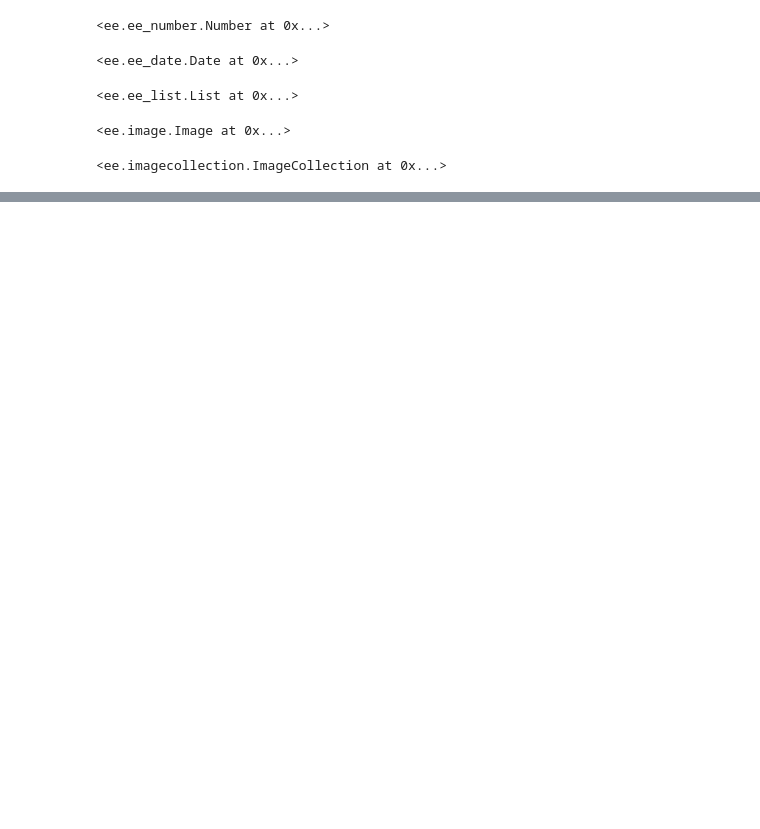
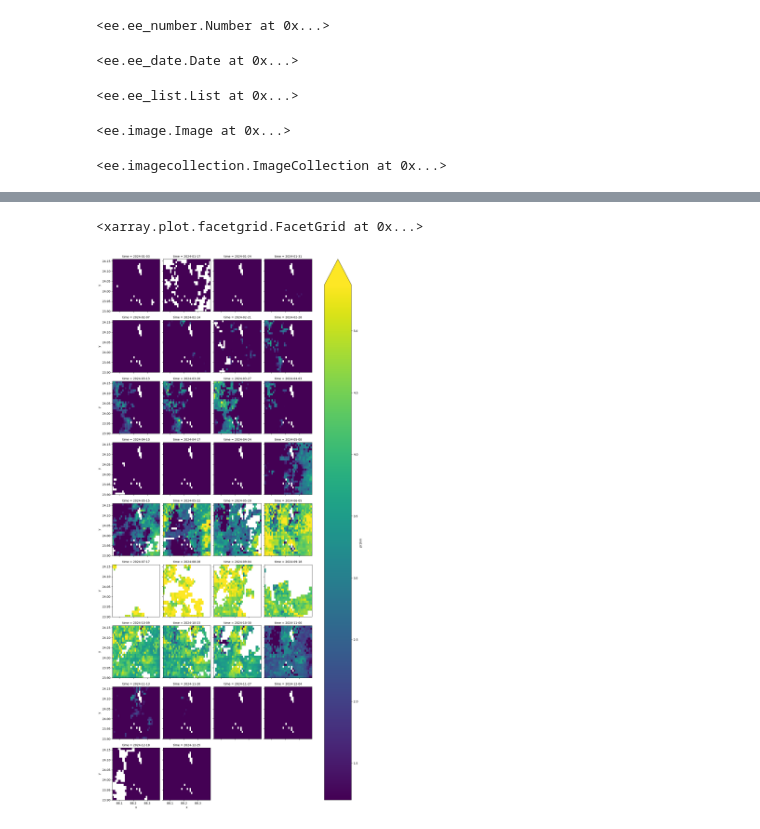
Before and after one commit to Sayak-coder/SIH_26086, a Jupyter notebook: weekly_prediction.ipynb, the cells around one changed output, grey strips where cells are left out. Cells and saved outputs as stored; diff of their text form; code cells hidden in the pictures; blank space fills up the shorter version.

```diff
--- a/weekly_prediction.ipynb
+++ b/weekly_prediction.ipynb
@@ -341,0 +398,7 @@ NameError: name 'result' is not defined
+# %%
+result_sub.pr1km.plot(
+    x='x',y='y',col='time',robust = True, col_wrap = 4
+)
+# %% [output]
+<xarray.plot.facetgrid.FacetGrid at 0x...>
+[figure, added]
```
Also changed, not shown: parts of 22 cells of this notebook.
